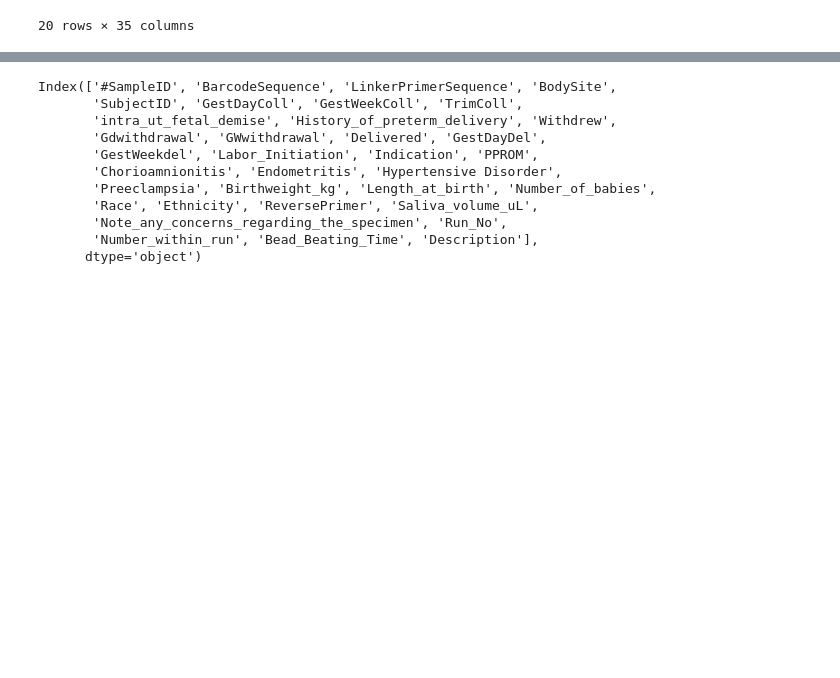
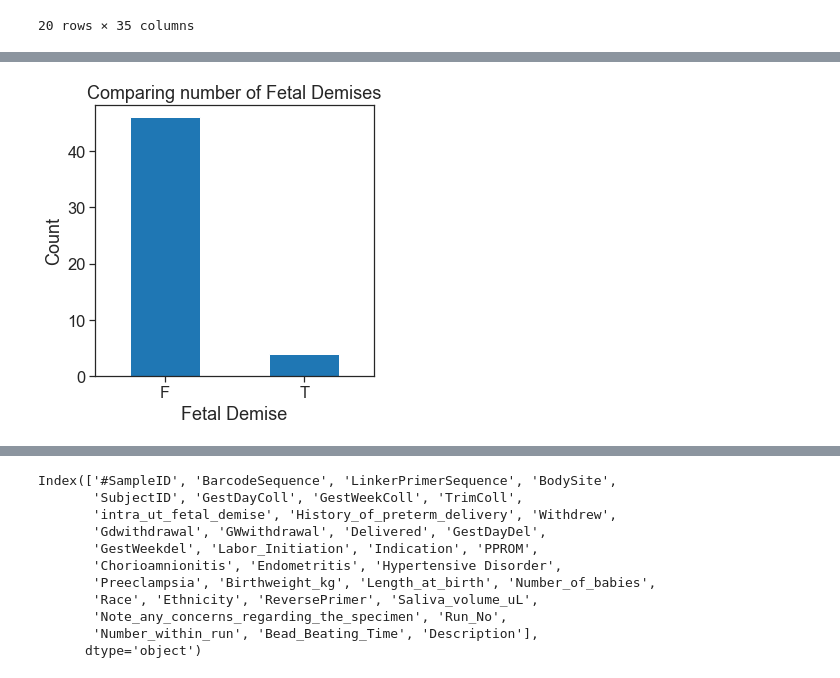
Before and after one commit to annabelng/microbiome, a Jupyter notebook: Preprocessing.ipynb, the cells around one changed output, grey strips where cells are left out. Cells and saved outputs as stored; diff of their text form; code cells hidden in the pictures; blank space fills up the shorter version.

```diff
--- a/Preprocessing.ipynb
+++ b/Preprocessing.ipynb
@@ -127,0 +123,9 @@ Index(['OTUId', 'Kingdom', 'Phylum', 'Class', 'Order', 'Family', 'Genus',
+# %%
+patient_count = patient_outcome.groupby(['intra_ut_fetal_demise']).size()
+patient_count.plot.bar(figsize=(5,5),rot=0)
+plt.xlabel("Fetal Demise")
+plt.ylabel("Count")
+plt.title("Comparing number of Fetal Demises")
+plt.savefig(basedir + '/figures/fetaldemise.png',bbox_inches = 'tight')
+# %% [output]
+[figure, added]
```
Also changed, not shown: parts of 21 cells of this notebook.
